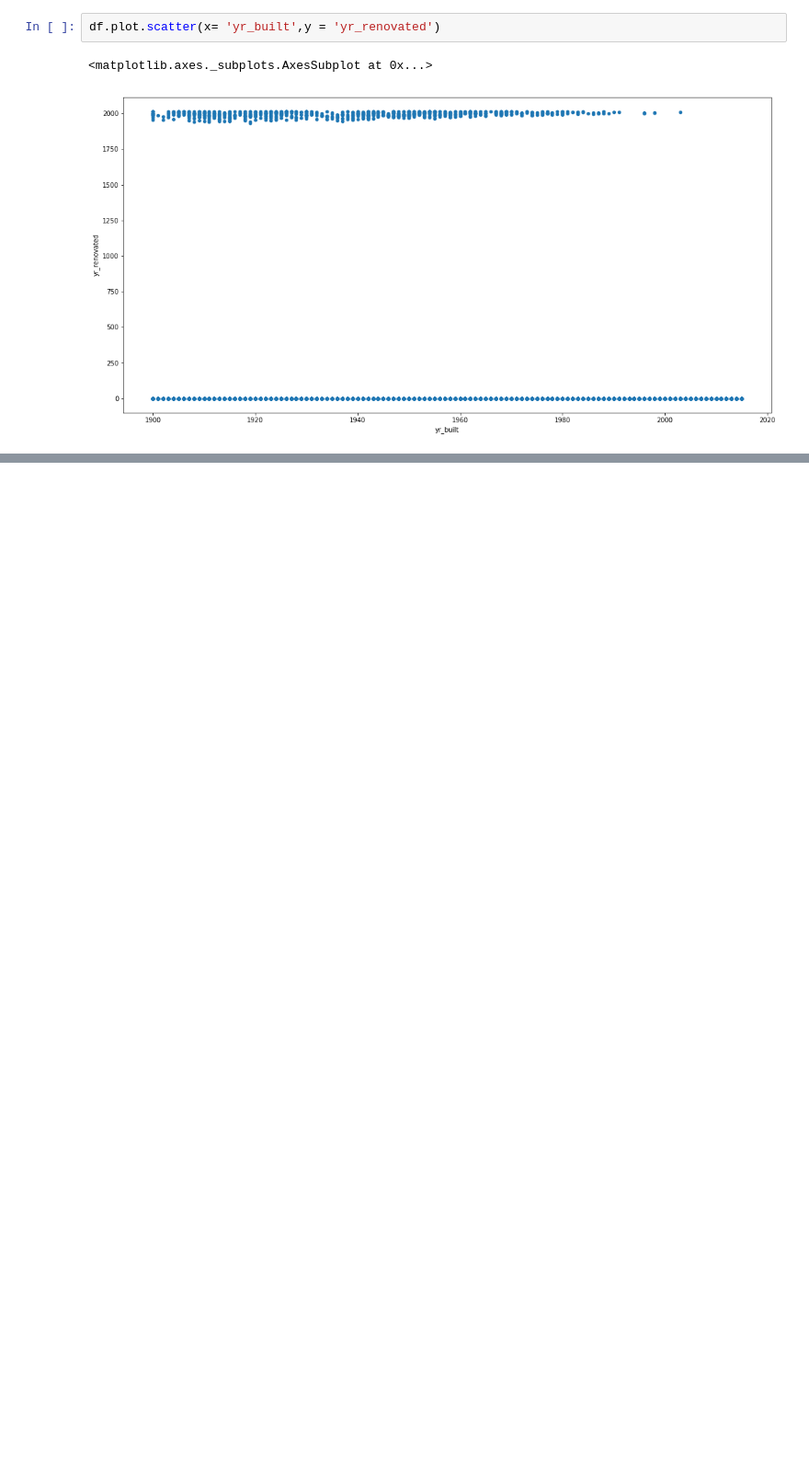
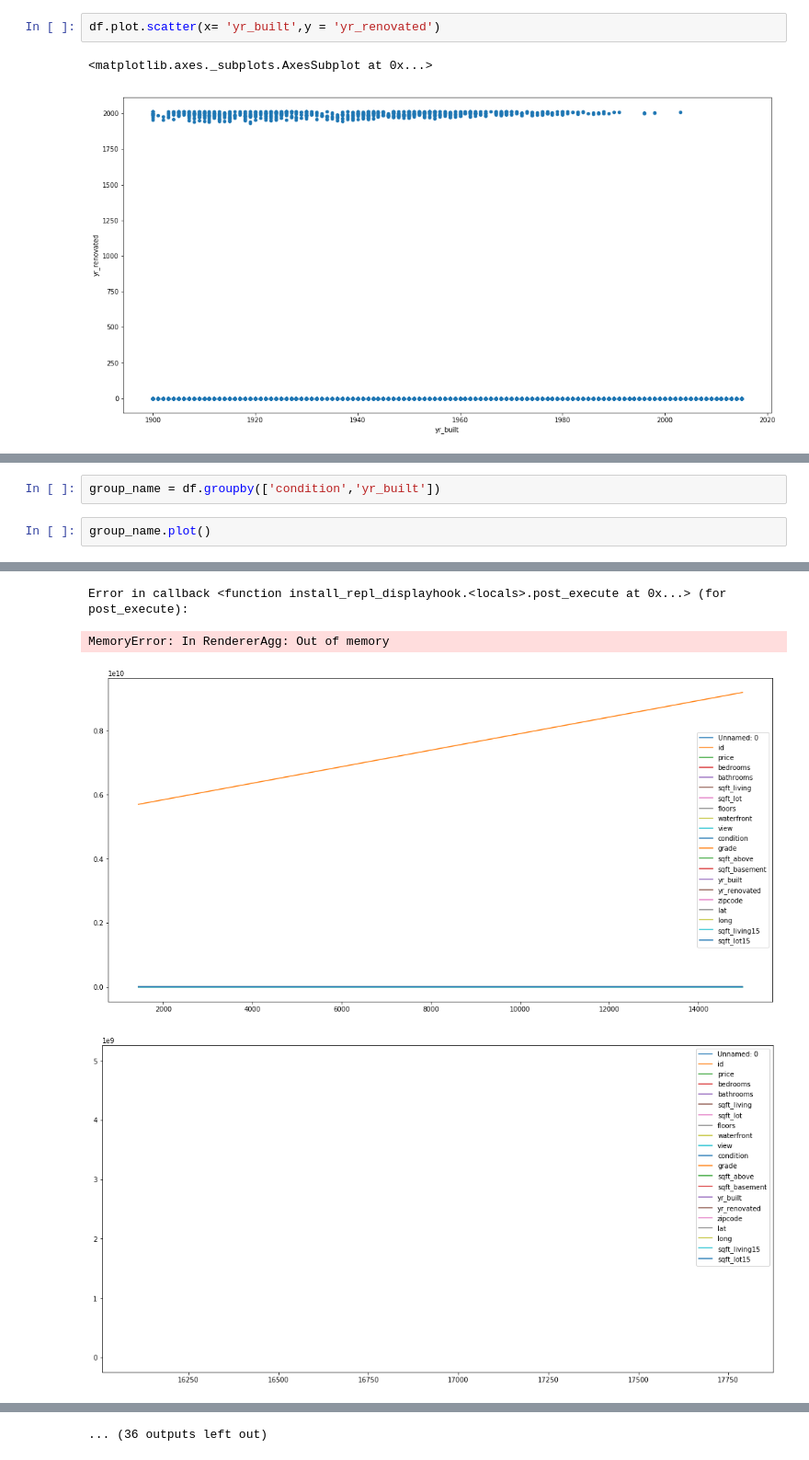
Before and after one commit to dhrumil24patel/NEU_Assignments, a Jupyter notebook: ADS/assignment-1/my_notebook.ipynb, the cells around one changed output, grey strips where cells are left out. Shown at 92% size. Drawn from its saved outputs; the diff is of its cells as text; blank space fills up the shorter version.

```diff
--- a/ADS/assignment-1/my_notebook.ipynb
+++ b/ADS/assignment-1/my_notebook.ipynb
@@ -687,0 +681,5 @@ yr_built price     sqft_living
+# %%
+group_name = df.groupby(['condition','yr_built'])
+# %%
+group_name.plot()
+# %% [output]
@@ -687,0 +703,4 @@ yr_built price     sqft_living
+Error in callback <function install_repl_displayhook.<locals>.post_execute at 0x...> (for post_execute):
+MemoryError: In RendererAgg: Out of memory
+[figure, added]
+[figure, added]
@@ -687,0 +714 @@ yr_built price     sqft_living
+... (36 outputs left out)
```
Also changed, not shown: parts of 20 cells of this notebook, 3 other files.
